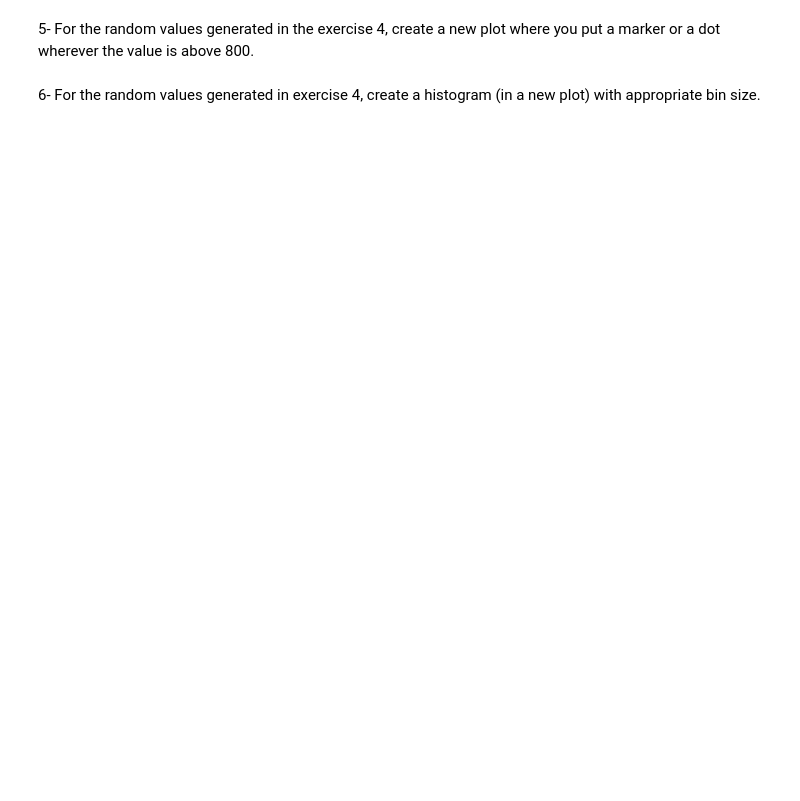
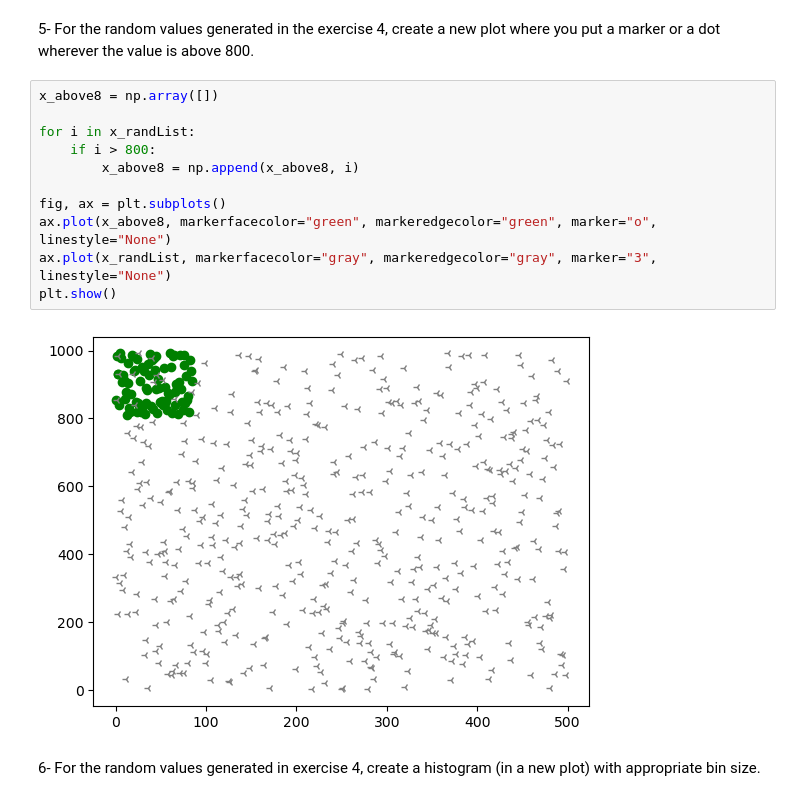
Before and after one commit to orhanakpinar/python.exercises, a Jupyter notebook: PythonForCSS/advancedDataAnalysisWithPython.ipynb, the cells around one changed output. Drawn from its saved outputs; the diff is of its cells as text; blank space fills up the shorter version.

```diff
--- a/PythonForCSS/advancedDataAnalysisWithPython.ipynb
+++ b/PythonForCSS/advancedDataAnalysisWithPython.ipynb
@@ -459,4 +489,17 @@ plt.show
 # %% [markdown]
 5- For the random values generated in the exercise 4, create a new plot where you put a marker or a dot wherever the value is above 800.
+# %%
+x_above8 = np.array([])
+
+for i in x_randList:
+    if i > 800:
+        x_above8 = np.append(x_above8, i)
+
+fig, ax = plt.subplots()
+ax.plot(x_above8, markerfacecolor="green", markeredgecolor="green", marker="o", linestyle="None")
+ax.plot(x_randList, markerfacecolor="gray", markeredgecolor="gray", marker="3", linestyle="None")
+plt.show()
+# %% [output]
+[figure, added]
 # %% [markdown]
 6- For the random values generated in exercise 4, create a histogram (in a new plot) with appropriate bin size.
```
Also changed, not shown: parts of 5 cells of this notebook.
